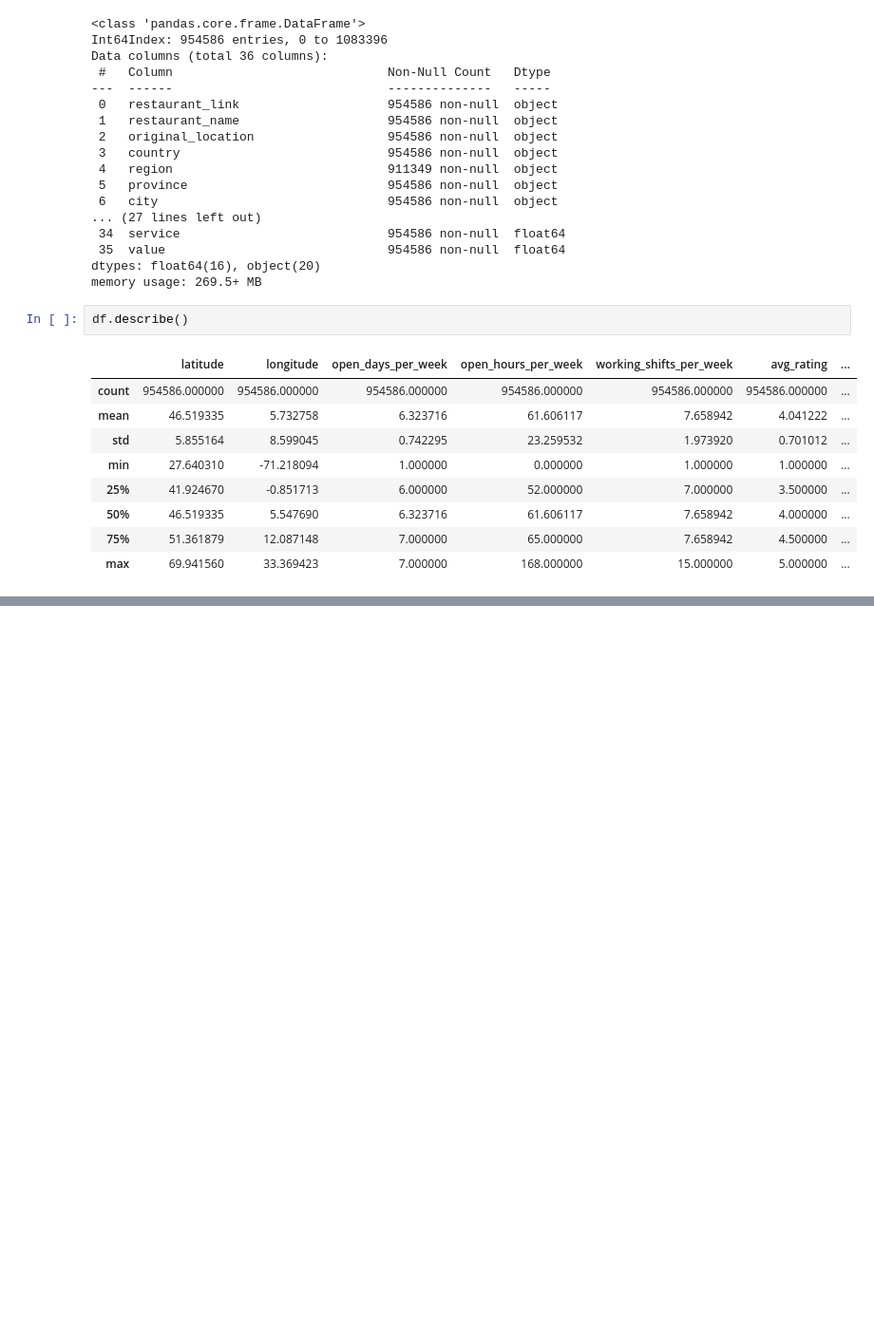
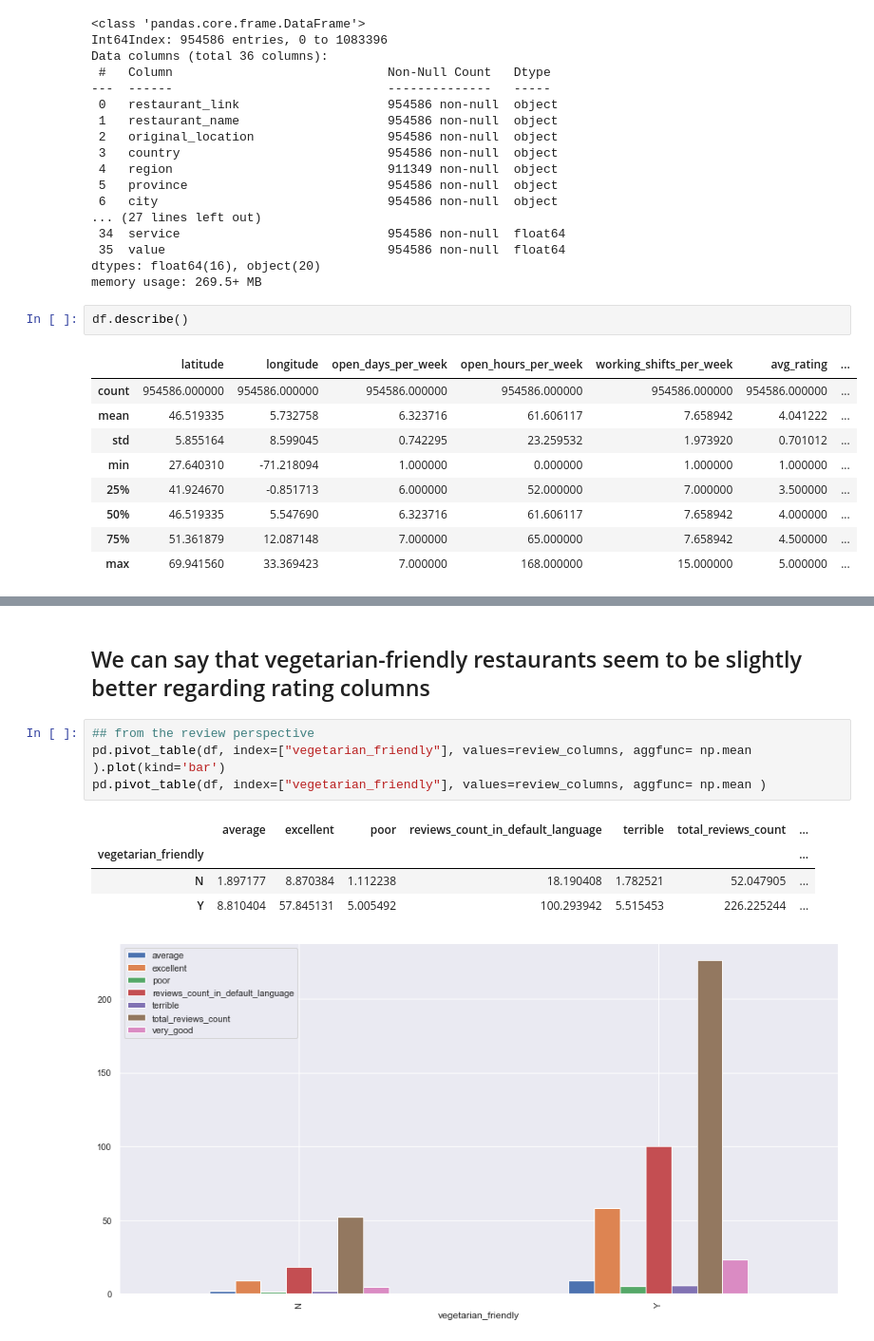
Before and after one commit to hltrk/challenge, a Jupyter notebook: data challenge.ipynb, the cells around one changed output, grey strips where cells are left out. Shown: that part at 95% size. Drawn from its saved outputs; the diff is of its cells as text; blank space fills up the shorter version.

```diff
--- a/data challenge.ipynb
+++ b/data challenge.ipynb
@@ -296,0 +365,12 @@ df.describe()
+# %% [markdown]
+ ## We can say that vegetarian-friendly restaurants seem to be slightly better regarding rating columns
+# %%
+## from the review perspective
+pd.pivot_table(df, index=["vegetarian_friendly"], values=review_columns, aggfunc= np.mean ).plot(kind='bar')
+pd.pivot_table(df, index=["vegetarian_friendly"], values=review_columns, aggfunc= np.mean )
+# %% [output]
+|  | average | excellent | poor | reviews_count_in_default_language | terrible | total_reviews_count | ... |
+| vegetarian_friendly |  |  |  |  |  |  | ... |
+| N | 1.897177 | 8.870384 | 1.112238 | 18.190408 | 1.782521 | 52.047905 | ... |
+| Y | 8.810404 | 57.845131 | 5.005492 | 100.293942 | 5.515453 | 226.225244 | ... |
+[figure, added]
```
Also changed, not shown: parts of 21 cells of this notebook, 1 other file.
